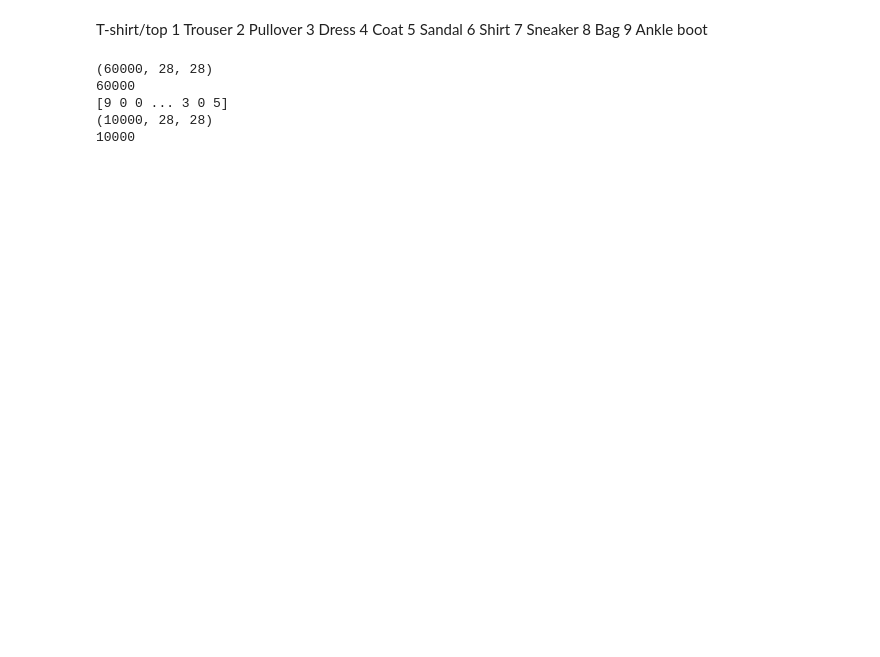
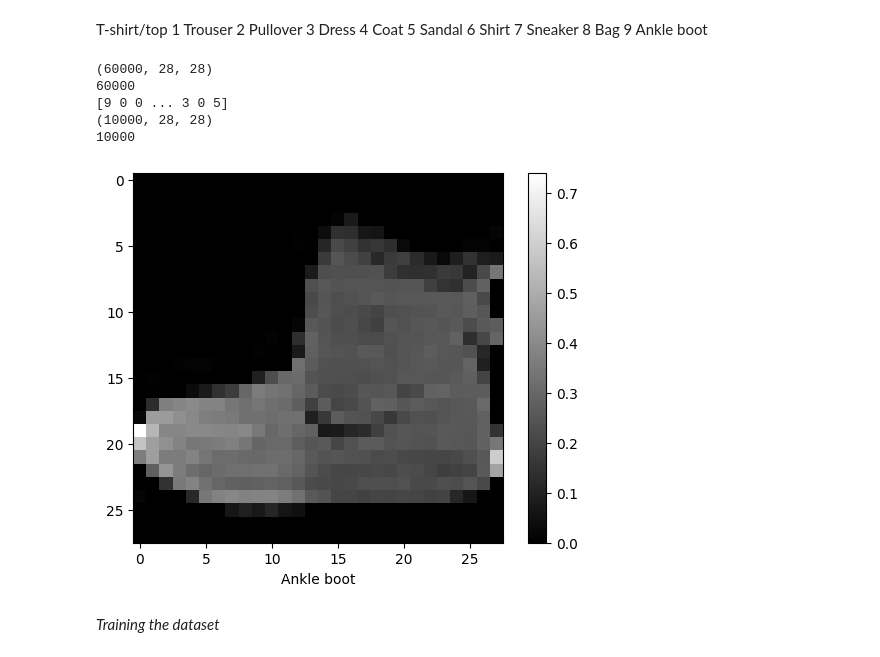
Before and after one commit to AkramMaouche/Neural-Networks, a Jupyter notebook: ANN_exemple_3.ipynb, the cells around one changed output. Saved outputs shown, nothing was run; the diff lists cells and outputs as text; code cells hidden in the pictures; blank space fills up the shorter version.

```diff
--- a/ANN_exemple_3.ipynb
+++ b/ANN_exemple_3.ipynb
@@ -42,3 +33,14 @@ print(len(test_labels))
 [9 0 0 ... 3 0 5]
 (10000, 28, 28)
 10000
+# %%
+plt.figure()
+plt.imshow(train_images[0],cmap='gray')
+plt.colorbar()
+plt.grid(False)
+plt.xlabel(class_names[train_labels[0]])
+plt.show()
+# %% [output]
+[figure, added]
+# %% [markdown]
+*Training the dataset*
```
Also changed, not shown: parts of 10 cells of this notebook.
